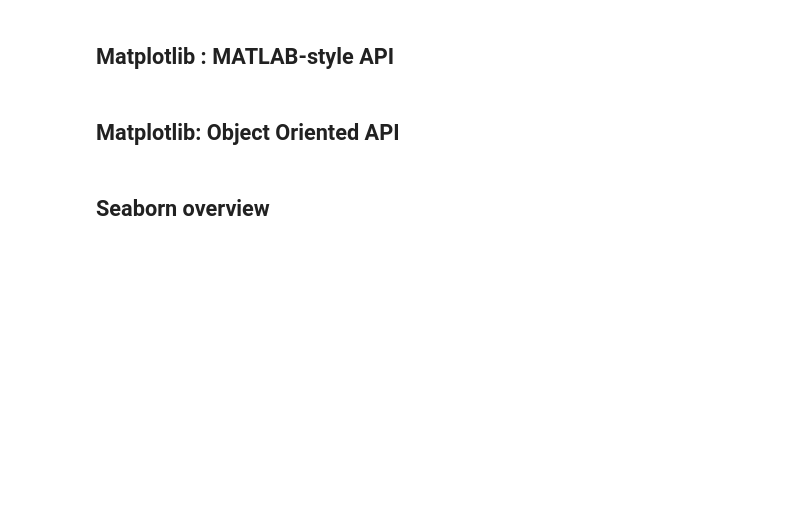
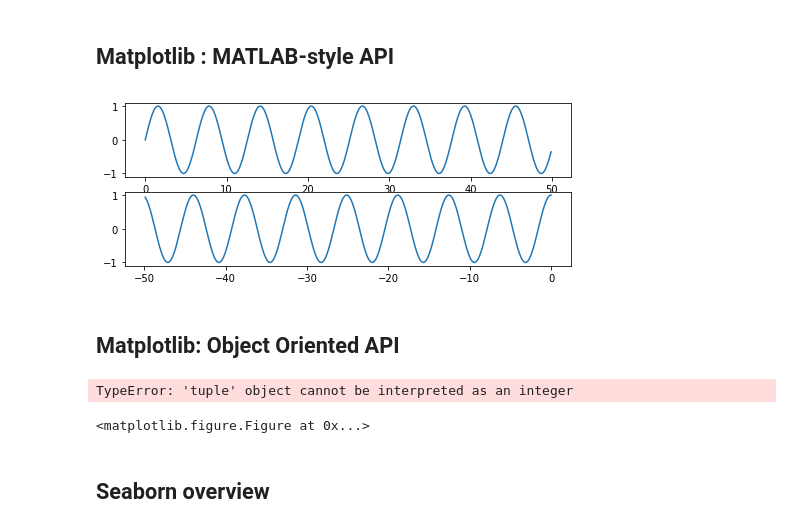
Before and after one commit to myazdani/ml-viz, a Jupyter notebook: pydata-tour.ipynb, the cells around one changed output. Saved outputs shown, nothing was run; the diff lists cells and outputs as text; code cells hidden in the pictures; blank space fills up the shorter version.

```diff
--- a/pydata-tour.ipynb
+++ b/pydata-tour.ipynb
@@ -79,26 +156,30 @@ plt.plot(x, np.sin(x))
 # %% [markdown]
 ## Matplotlib : MATLAB-style API
 # %%
-plt.figure()  # create a plot figure
-
+plt.figure(figsize = (8,3))  # create a plot figure
 
 # create the first of two panels and set current axis
 plt.subplot(2, 1, 1) # (rows, columns, panel number)
 plt.plot(x, np.sin(x))
 
 # create the second panel and set current axis
 plt.subplot(2, 1, 2)
 plt.plot(-x, np.cos(x));
+# %% [output]
+[figure, added]
 # %% [markdown]
 ## Matplotlib: Object Oriented API
 # %%
 # First create a grid of plots
 # ax will be an array of two Axes objects
-fig, ax = plt.subplots(2, figsize=(8,4))
+fig, ax = plt.subplots((2,2), figsize=(8,4))
 
 # Call plot() method on the appropriate object
-ax[0].plot(x, np.sin(x))
-ax[1].plot(x, np.cos(x));
+ax[0,0].plot(x, np.sin(x))
+ax[0,1].plot(x, np.cos(x));
+# %% [output]
+TypeError: 'tuple' object cannot be interpreted as an integer
+<matplotlib.figure.Figure at 0x...>
 # %% [markdown]
 ## Seaborn overview
 # %%
```
Also changed, not shown: parts of 27 cells of this notebook, 3 other files.
